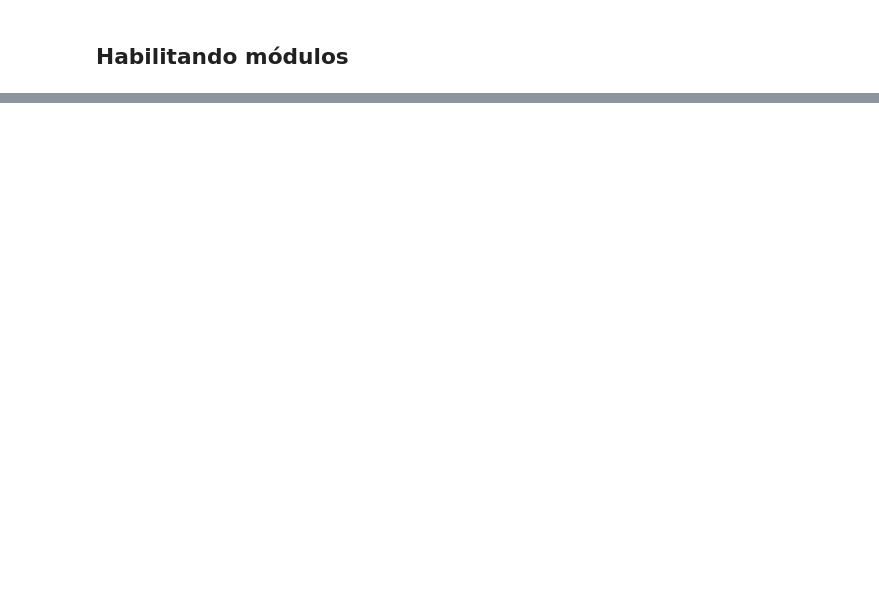
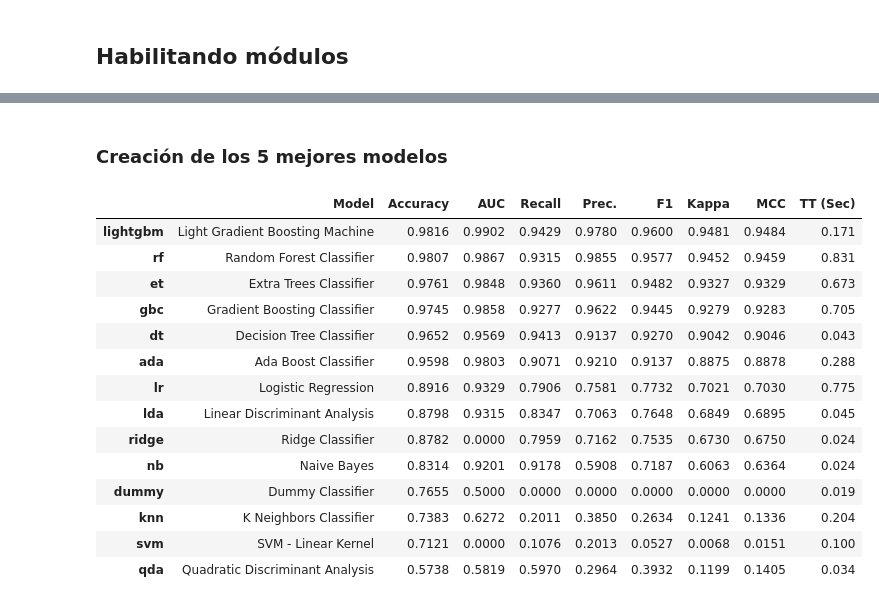
Before and after one commit to cristiandarioortegayubro/accenture, a Jupyter notebook: accenturedatascience02.ipynb, the cells around one changed output, grey strips where cells are left out. Cells and saved outputs as stored; diff of their text form; code cells hidden in the pictures; blank space fills up the shorter version.

```diff
--- a/accenturedatascience02.ipynb
+++ b/accenturedatascience02.ipynb
@@ -38,0 +94,20 @@ import numpy as np
+# %% [markdown]
+### Creación de los 5 mejores modelos
+# %%
+modelos = compare_models(n_select=5)
+# %% [output]
+|  | Model | Accuracy | AUC | Recall | Prec. | F1 | Kappa | MCC | TT (Sec) |
+| lightgbm | Light Gradient Boosting Machine | 0.9816 | 0.9902 | 0.9429 | 0.9780 | 0.9600 | 0.9481 | 0.9484 | 0.171 |
+| rf | Random Forest Classifier | 0.9807 | 0.9867 | 0.9315 | 0.9855 | 0.9577 | 0.9452 | 0.9459 | 0.831 |
+| et | Extra Trees Classifier | 0.9761 | 0.9848 | 0.9360 | 0.9611 | 0.9482 | 0.9327 | 0.9329 | 0.673 |
+| gbc | Gradient Boosting Classifier | 0.9745 | 0.9858 | 0.9277 | 0.9622 | 0.9445 | 0.9279 | 0.9283 | 0.705 |
+| dt | Decision Tree Classifier | 0.9652 | 0.9569 | 0.9413 | 0.9137 | 0.9270 | 0.9042 | 0.9046 | 0.043 |
+| ada | Ada Boost Classifier | 0.9598 | 0.9803 | 0.9071 | 0.9210 | 0.9137 | 0.8875 | 0.8878 | 0.288 |
+| lr | Logistic Regression | 0.8916 | 0.9329 | 0.7906 | 0.7581 | 0.7732 | 0.7021 | 0.7030 | 0.775 |
+| lda | Linear Discriminant Analysis | 0.8798 | 0.9315 | 0.8347 | 0.7063 | 0.7648 | 0.6849 | 0.6895 | 0.045 |
+| ridge | Ridge Classifier | 0.8782 | 0.0000 | 0.7959 | 0.7162 | 0.7535 | 0.6730 | 0.6750 | 0.024 |
+| nb | Naive Bayes | 0.8314 | 0.9201 | 0.9178 | 0.5908 | 0.7187 | 0.6063 | 0.6364 | 0.024 |
+| dummy | Dummy Classifier | 0.7655 | 0.5000 | 0.0000 | 0.0000 | 0.0000 | 0.0000 | 0.0000 | 0.019 |
+| knn | K Neighbors Classifier | 0.7383 | 0.6272 | 0.2011 | 0.3850 | 0.2634 | 0.1241 | 0.1336 | 0.204 |
+| svm | SVM - Linear Kernel | 0.7121 | 0.0000 | 0.1076 | 0.2013 | 0.0527 | 0.0068 | 0.0151 | 0.100 |
+| qda | Quadratic Discriminant Analysis | 0.5738 | 0.5819 | 0.5970 | 0.2964 | 0.3932 | 0.1199 | 0.1405 | 0.034 |
```
Also changed, not shown: parts of 24 cells of this notebook.
